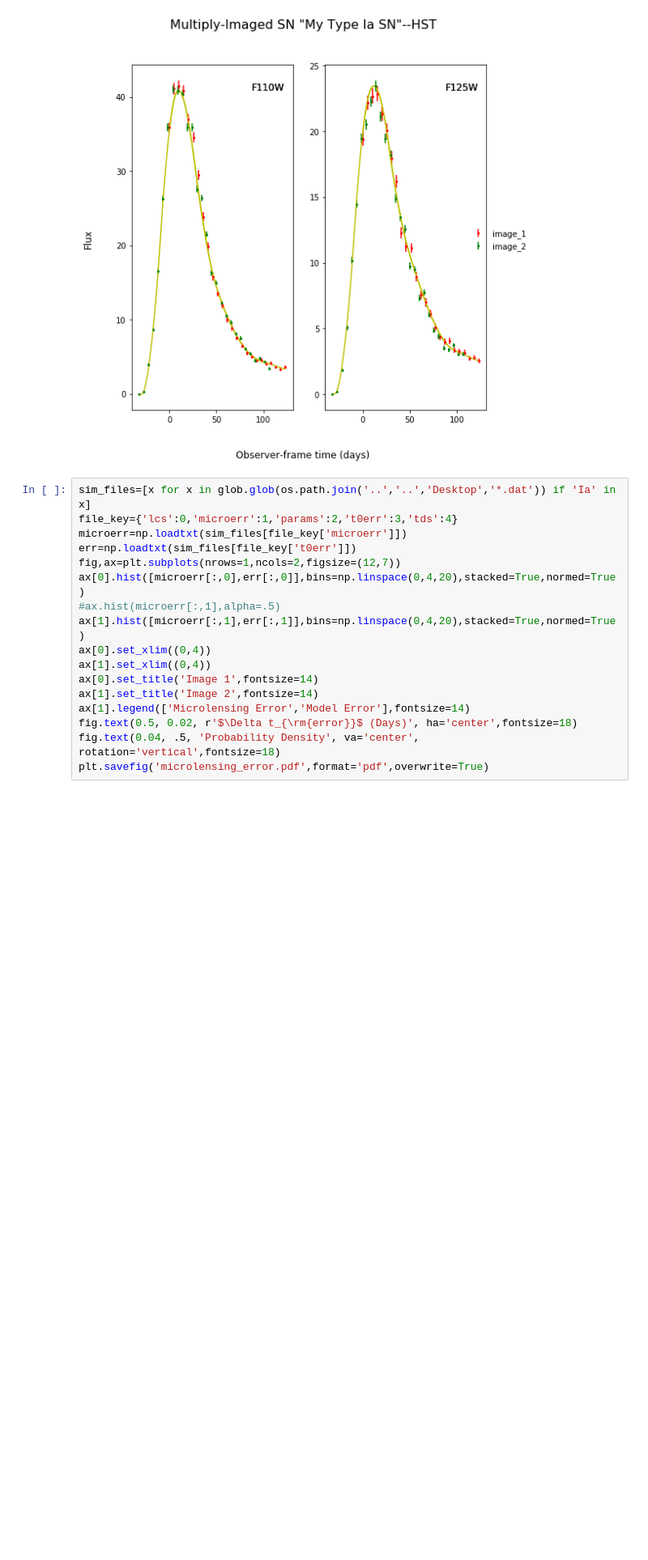
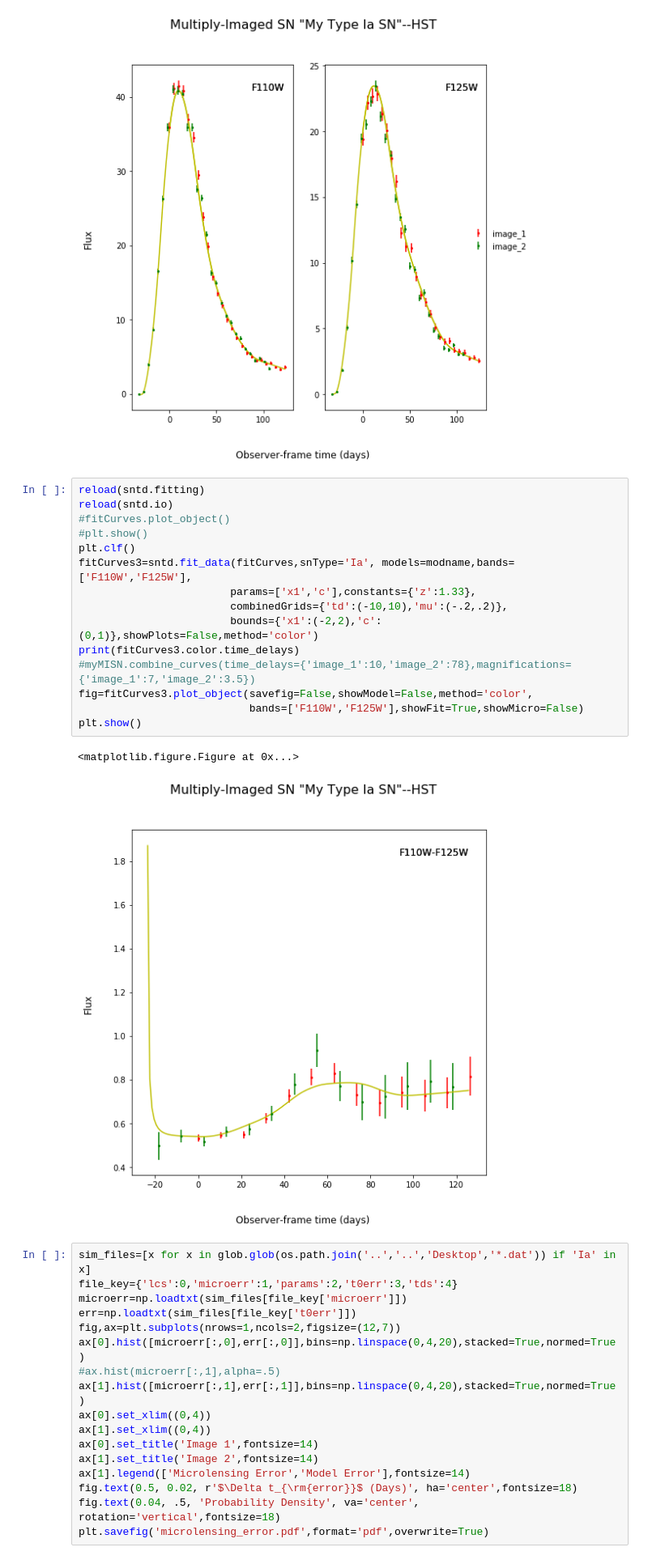
Before and after one commit to jpierel14/sntd, a Jupyter notebook: manuscript_caseStudies.ipynb, the cells around one changed output. Shown at 81% size. Drawn from its saved outputs; the diff is of its cells as text; blank space fills up the shorter version.

Commit message:
all methods appear to be working correctly

```diff
--- a/manuscript_caseStudies.ipynb
+++ b/manuscript_caseStudies.ipynb
@@ -60,6 +60,24 @@ fig=fitCurves2.plot_object(savefig=False,showModel=False,combined=True,showFit=T
 plt.show()
 # %% [output]
 [figure]
+# %%
+reload(sntd.fitting)
+reload(sntd.io)
+#fitCurves.plot_object()
+#plt.show()
+plt.clf()
+fitCurves3=sntd.fit_data(fitCurves,snType='Ia', models=modname,bands=['F110W','F125W'],
+                        params=['x1','c'],constants={'z':1.33},
+                        combinedGrids={'td':(-10,10),'mu':(-.2,.2)},
+                        bounds={'x1':(-2,2),'c':(0,1)},showPlots=False,method='color')
+print(fitCurves3.color.time_delays)
+#myMISN.combine_curves(time_delays={'image_1':10,'image_2':78},magnifications={'image_1':7,'image_2':3.5})
+fig=fitCurves3.plot_object(savefig=False,showModel=False,method='color',
+                           bands=['F110W','F125W'],showFit=True,showMicro=False)
+plt.show()
+# %% [output]
+<matplotlib.figure.Figure at 0x...>
+[figure, added]
 # %%
 sim_files=[x for x in glob.glob(os.path.join('..','..','Desktop','*.dat')) if 'Ia' in x]
 file_key={'lcs':0,'microerr':1,'params':2,'t0err':3,'tds':4}
```
Also changed, not shown: parts of 2 cells of this notebook, 3 other files.
